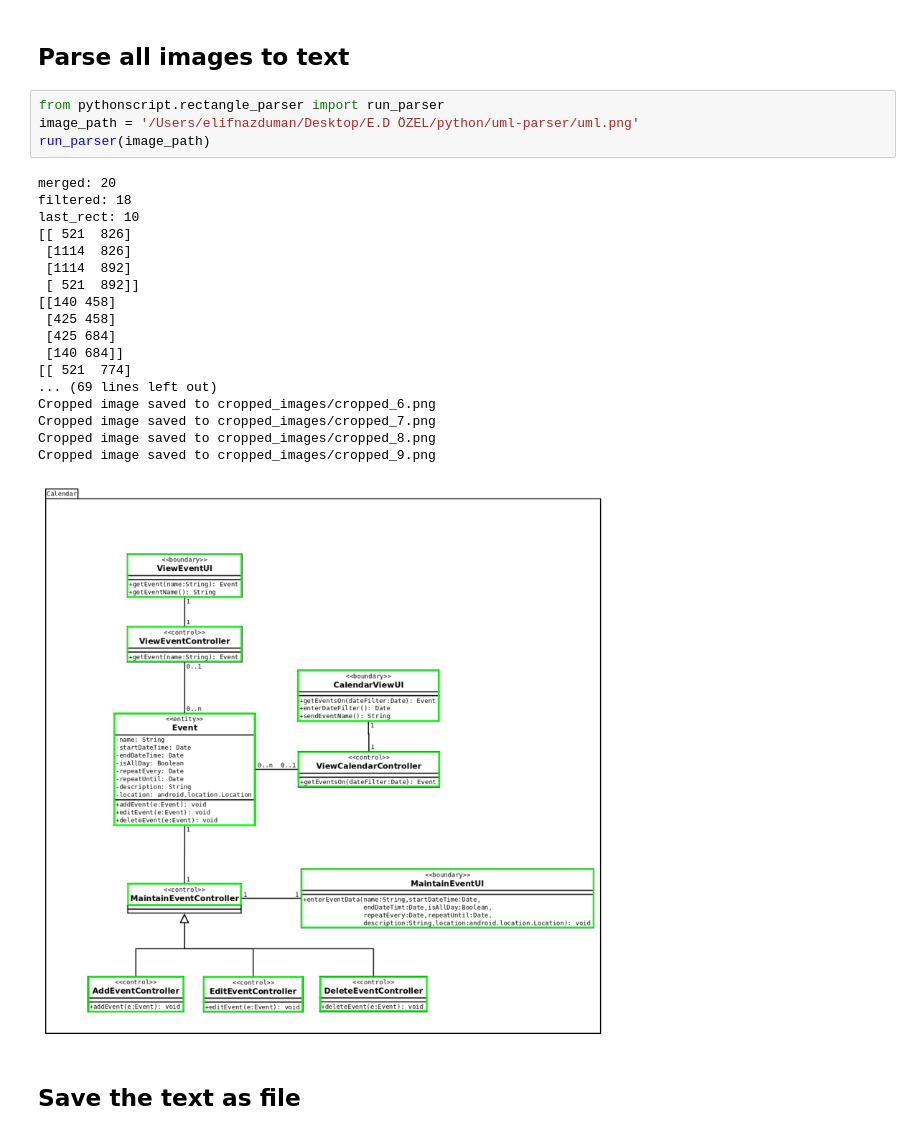
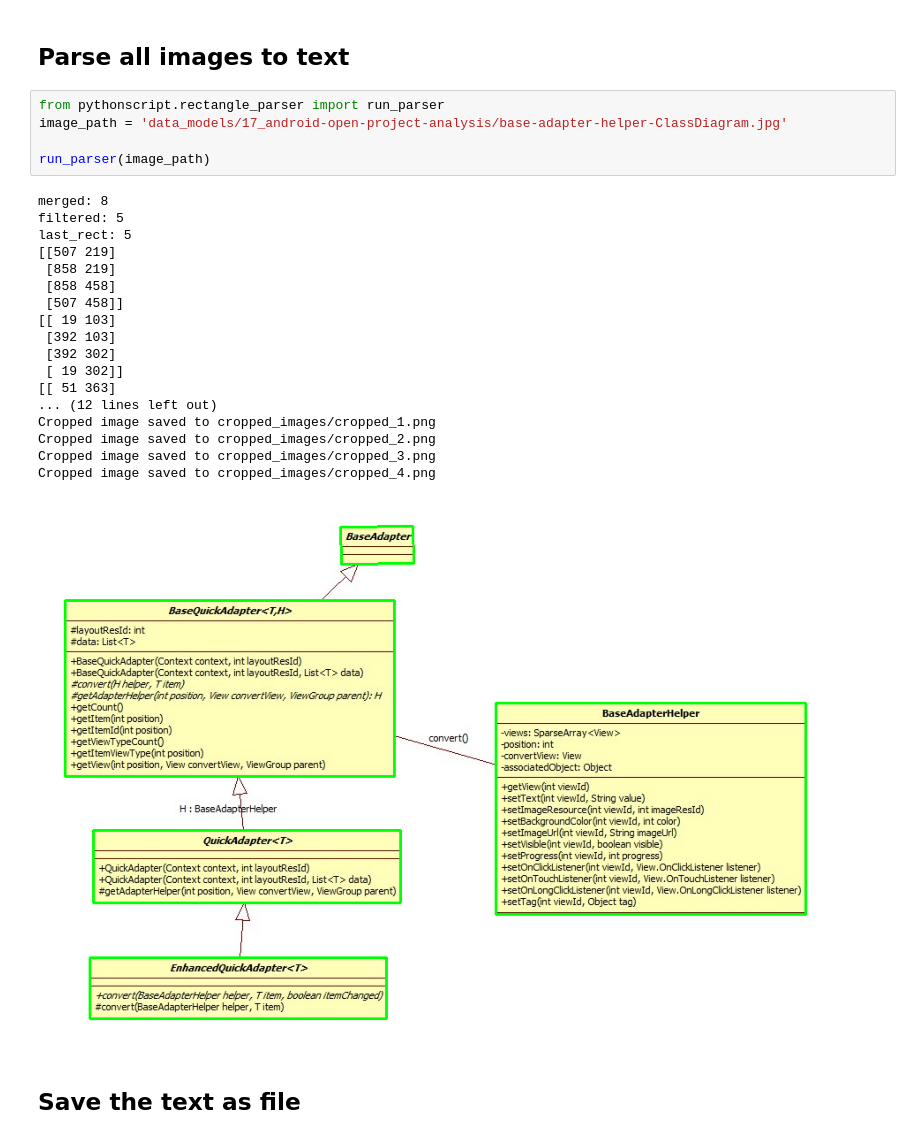
Before and after one commit to zakipauzi/uml-parser, a Jupyter notebook: parse_model_2.ipynb, the cells around one changed output. Drawn from its saved outputs; the diff is of its cells as text.

```diff
--- a/parse_model_2.ipynb
+++ b/parse_model_2.ipynb
@@ -1,27 +1,28 @@
 # %% [markdown]
 ## Parse all images to text
-# %%
-from pythonscript.rectangle_parser import run_parser
-image_path = '/Users/elifnazduman/Desktop/E.D ÖZEL/python/uml-parser/uml.png'
-run_parser(image_path)
-# %% [output]
-merged: 20
-filtered: 18
-last_rect: 10
-[[ 521  826]
- [1114  826]
- [1114  892]
- [ 521  892]]
-[[140 458]
- [425 458]
- [425 684]
- [140 684]]
-[[ 521  774]
-... (69 lines left out)
-Cropped image saved to cropped_images/cropped_6.png
-Cropped image saved to cropped_images/cropped_7.png
-Cropped image saved to cropped_images/cropped_8.png
-Cropped image saved to cropped_images/cropped_9.png
-[figure, removed]
+# %%
+from pythonscript.rectangle_parser import run_parser
+image_path = 'data_models/17_android-open-project-analysis/base-adapter-helper-ClassDiagram.jpg'
+
+run_parser(image_path)
+# %% [output]
+merged: 8
+filtered: 5
+last_rect: 5
+[[507 219]
+ [858 219]
+ [858 458]
+ [507 458]]
+[[ 19 103]
+ [392 103]
+ [392 302]
+ [ 19 302]]
+[[ 51 363]
+... (12 lines left out)
+Cropped image saved to cropped_images/cropped_1.png
+Cropped image saved to cropped_images/cropped_2.png
+Cropped image saved to cropped_images/cropped_3.png
+Cropped image saved to cropped_images/cropped_4.png
+[figure, added]
 # %% [markdown]
 ## Save the text as file
```
Also changed, not shown: parts of 13 cells of this notebook, 3 other files.
